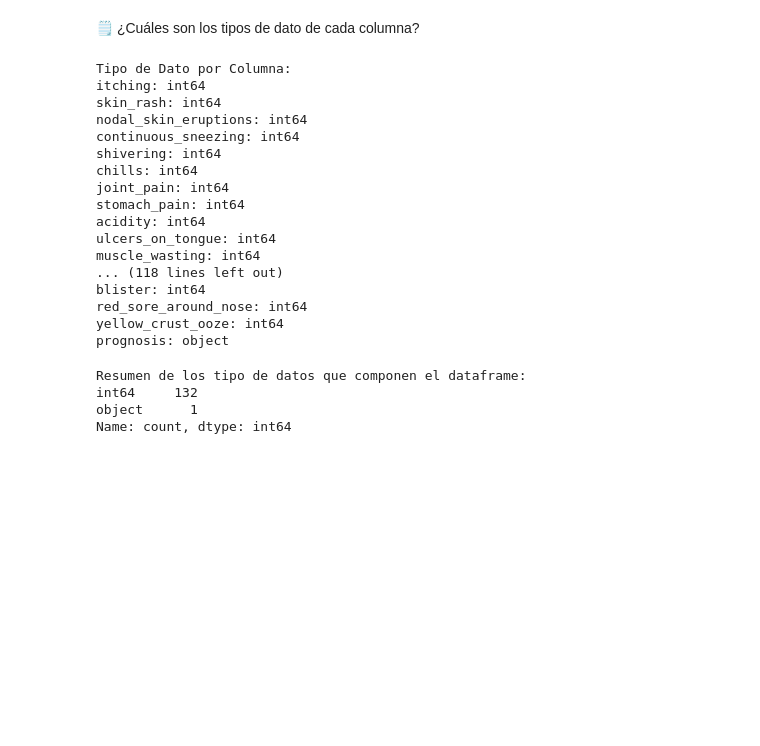
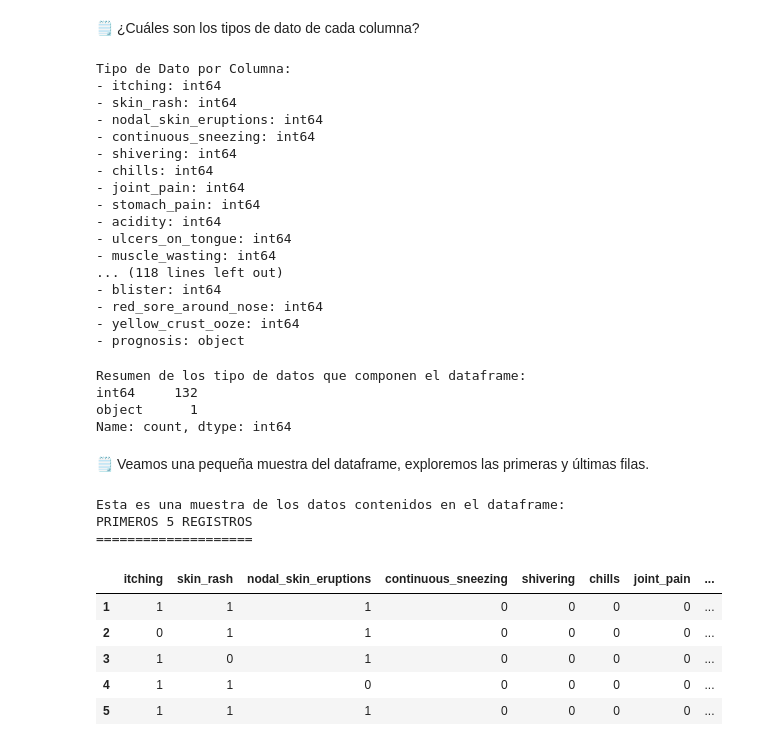
Before and after one commit to chetincho/ds_Prediccion_de_enfermedades, a Jupyter notebook: proyecto.ipynb, the cells around one changed output. Saved outputs shown, nothing was run; the diff lists cells and outputs as text; code cells hidden in the pictures; blank space fills up the shorter version.

```diff
--- a/proyecto.ipynb
+++ b/proyecto.ipynb
@@ -31,6 +34,8 @@ df = pd.read_csv(url_dataset)
 
 # Seteamos el índice del dataframe para que comience en 1
 df.set_index(pd.Index(range(1, len(df) + 1)), inplace=True)
+# Seteamos pandas para mostrar todas las columnas
+pd.set_option('display.max_columns', None)
 # %% [markdown]
 ##### ![5) Data Acquisition:](https://github.com/chetincho/ds_Prediccion_de_enfermedades/blob/main/img/Exploratory%20Data%20Analysis.jpg?raw=true)
 # %% [markdown]
@@ -77,25 +82,25 @@ df = df.drop('Unnamed: 133', axis=1)
 # %%
 print(f"Tipo de Dato por Columna:")
 for columna, tipo in df.dtypes.items():
-    print(f"{columna}: {tipo}")
+    print(f"- {columna}: {tipo}")
 # %% [output]
 Tipo de Dato por Columna:
-itching: int64
-skin_rash: int64
-nodal_skin_eruptions: int64
-continuous_sneezing: int64
-shivering: int64
-chills: int64
-joint_pain: int64
-stomach_pain: int64
-acidity: int64
-ulcers_on_tongue: int64
-muscle_wasting: int64
+- itching: int64
+- skin_rash: int64
+- nodal_skin_eruptions: int64
+- continuous_sneezing: int64
+- shivering: int64
+- chills: int64
+- joint_pain: int64
+- stomach_pain: int64
+- acidity: int64
+- ulcers_on_tongue: int64
+- muscle_wasting: int64
 ... (118 lines left out)
-blister: int64
-red_sore_around_nose: int64
-yellow_crust_ooze: int64
-prognosis: object
+- blister: int64
+- red_sore_around_nose: int64
+- yellow_crust_ooze: int64
+- prognosis: object
 # %%
 print(f"Resumen de los tipo de datos que componen el dataframe:")
 resumen_tipos_datos = df.dtypes.value_counts()
@@ -105,3 +110,20 @@ Resumen de los tipo de datos que componen el dataframe:
 int64     132
 object      1
 Name: count, dtype: int64
+# %% [markdown]
+🗒️ Veamos una pequeña muestra del dataframe, exploremos las primeras y últimas filas.
+# %%
+print("Esta es una muestra de los datos contenidos en el dataframe:")
+print("PRIMEROS 5 REGISTROS")
+print("====================")
+df.head()
+# %% [output]
+Esta es una muestra de los datos contenidos en el dataframe:
+PRIMEROS 5 REGISTROS
+====================
+|  | itching | skin_rash | nodal_skin_eruptions | continuous_sneezing | shivering | chills | joint_pain | ... |
+| 1 | 1 | 1 | 1 | 0 | 0 | 0 | 0 | ... |
+| 2 | 0 | 1 | 1 | 0 | 0 | 0 | 0 | ... |
+| 3 | 1 | 0 | 1 | 0 | 0 | 0 | 0 | ... |
+| 4 | 1 | 1 | 0 | 0 | 0 | 0 | 0 | ... |
+| 5 | 1 | 1 | 1 | 0 | 0 | 0 | 0 | ... |
```
Also changed, not shown: parts of 10 cells of this notebook.
